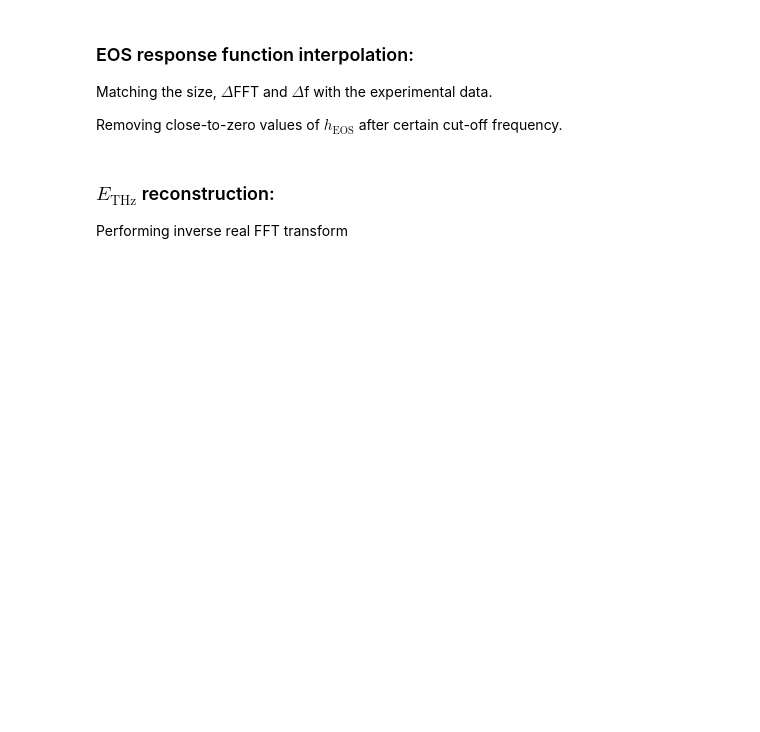
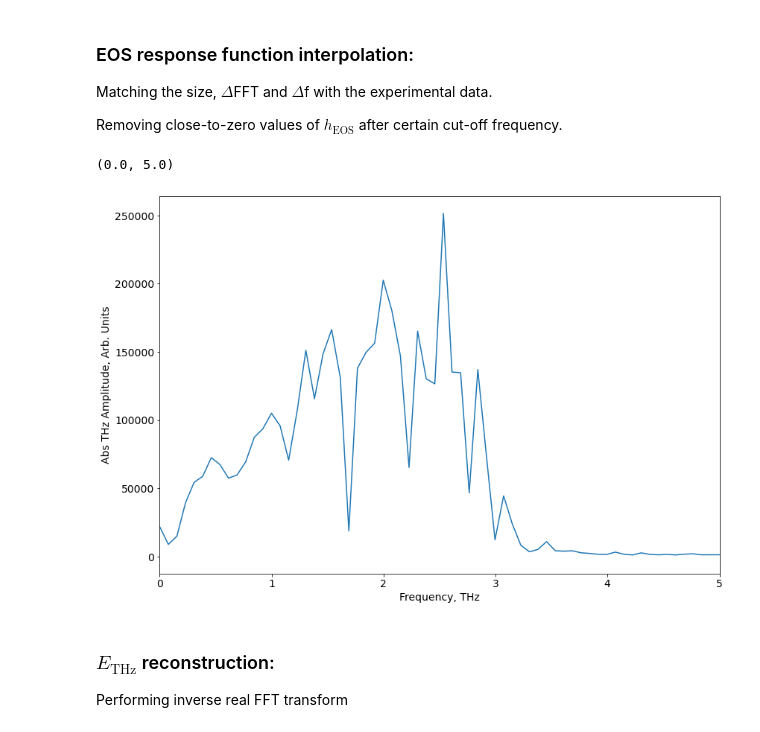
Before and after one commit to artie-l/response-fnction, a Jupyter notebook: EOS_response_function.ipynb, the cells around one changed output. Saved outputs shown, nothing was run; the diff lists cells and outputs as text; code cells hidden in the pictures; blank space fills up the shorter version.

```diff
--- a/EOS_response_function.ipynb
+++ b/EOS_response_function.ipynb
@@ -205,9 +248,18 @@ Removing close-to-zero values of $h_{\text{EOS}}$ after certain cut-off frequenc
 # %%
 resp_func_interpolation = interp1d(freq, resp_func, kind='zero', fill_value="extrapolate")
 final_resp_func = resp_func_interpolation(fftfreq * 1E12) # Getting response function in tact with measured data
 
-Cut_off_Frequency=find_nearest(fftfreq, 3) # filter out values above detection bandwidth
+Cut_off_Frequency=find_nearest(fftfreq, 3.2) # filter out values above detection bandwidth
 final_resp_func[Cut_off_Frequency:] = final_resp_func[0]
+
+plt.figure("FFT", figsize=(12,8))
+plt.plot(fftfreq, np.abs(fft/final_resp_func))
+plt.ylabel('Abs THz Amplitude, Arb. Units')
+plt.xlabel('Frequency, THz')
+plt.xlim(0, 5)
+# %% [output]
+(0.0, 5.0)
+[figure, added]
 # %% [markdown]
 ### $E_{\text{THz}}$ reconstruction: <a name="thz_field_reconstruction"></a>
 Performing inverse real FFT transform
```
Also changed, not shown: parts of 15 cells of this notebook.
